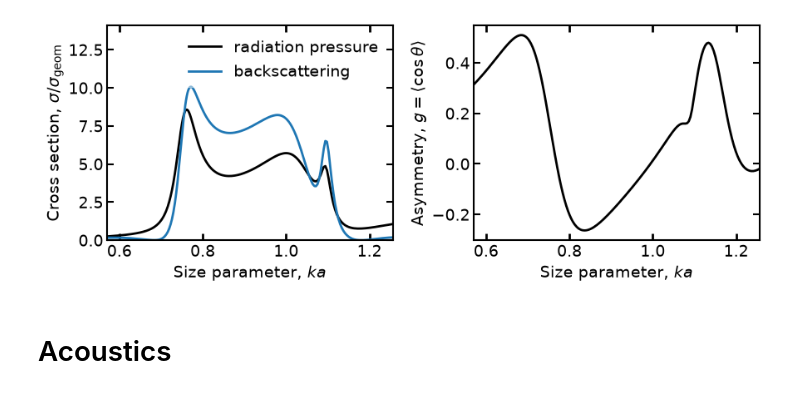
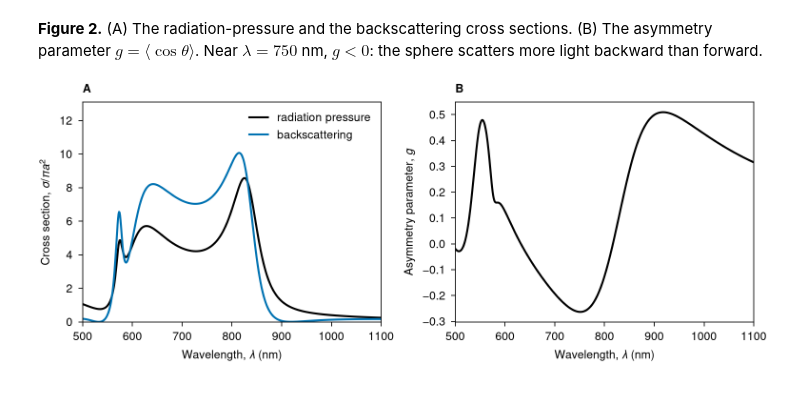
Before and after one commit to toftul/mielib, a Jupyter notebook: examples/cross_sections.ipynb, the cells around one changed output. Drawn from its saved outputs; the diff is of its cells as text; code cells hidden in the pictures.

```diff
--- a/examples/cross_sections.ipynb
+++ b/examples/cross_sections.ipynb
@@ -54,0 +37,21 @@ plt.show()
+# %%
+fig, (ax1, ax2) = figure('double', cols=2)
+x = wavelength / nm
+
+ax1.plot(x, q.ext, c='k', label='extinction')
+ax1.plot(x, q.sca, label='scattering')
+ax1.plot(x, q.abs, label='absorption')
+
+ax2.plot(x, q.sca, c='k', label='total')
+for j, color in zip([1, 2], ['C0', 'C1']):
+    ax2.plot(x, q.sca_e[j], c=color, label=f'electric, $j = {j}$')
+    ax2.plot(x, q.sca_m[j], c=color, ls='--', label=f'magnetic, $j = {j}$')
+
+for ax, name in zip([ax1, ax2], 'AB'):
+    ax.set_xlabel(r'Wavelength, $\lambda$ (nm)')
+    ax.set_ylabel(r'Cross section, $\sigma/\pi a^2$')
+    ax.set_ylim(bottom=0)
+    ax.legend(loc='upper right')
+    letter(ax, name)
+
+plt.show()
@@ -55,21 +60,23 @@ plt.show()
+# %% [markdown]
+**Figure 2.** (A) The radiation-pressure and the backscattering cross sections.
+(B) The asymmetry parameter $g = \langle\cos\theta\rangle$. Near $\lambda = 750$ nm, $g < 0$: the sphere scatters more light backward than forward.
 # %%
-fig, (ax1, ax2) = plt.subplots(1, 2, figsize=(9, 3.5))
+fig, (ax1, ax2) = figure('double', cols=2)
 
-ax1.plot(k*a, q.pr, c='k', label='radiation pressure')
-ax1.plot(k*a, q.back, label='backscattering')
-# room for the legend at the top
-ax1.set_ylim(0, 1.4 * max(q.pr.max(), q.back.max()))
-ax1.set_xlabel('Size parameter, $ka$')
-ax1.set_ylabel(r'Cross section, $\sigma/\sigma_{\mathrm{geom}}$')
+ax1.plot(x, q.pr, c='k', label='radiation pressure')
+ax1.plot(x, q.back, label='backscattering')
+ax1.set_ylabel(r'Cross section, $\sigma/\pi a^2$')
+# room for the legend above the curves
+ax1.set_ylim(0, 1.3 * q.back.max())
 ax1.legend(loc='upper right')
 
-ax2.plot(k*a, q.g, c='k')
-ax2.set_xlabel('Size parameter, $ka$')
-ax2.set_ylabel(r'Asymmetry, $g = \langle \cos\theta \rangle$')
+ax2.plot(x, q.g, c='k')
+ax2.set_ylabel(r'Asymmetry parameter, $g$')
 
-plt.tight_layout()
+for ax, name in zip([ax1, ax2], 'AB'):
+    ax.set_xlabel(r'Wavelength, $\lambda$ (nm)')
+    letter(ax, name)
+
 plt.show()
 # %% [output]
-[figure, old version]
+[figure, new version]
-# %% [markdown]
-# Acoustics
```
Also changed, not shown: parts of 16 cells of this notebook, 3 other files.
